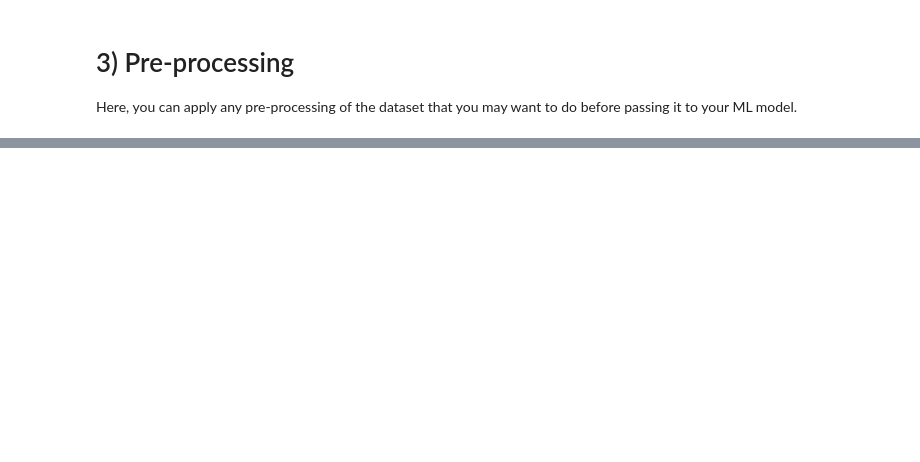
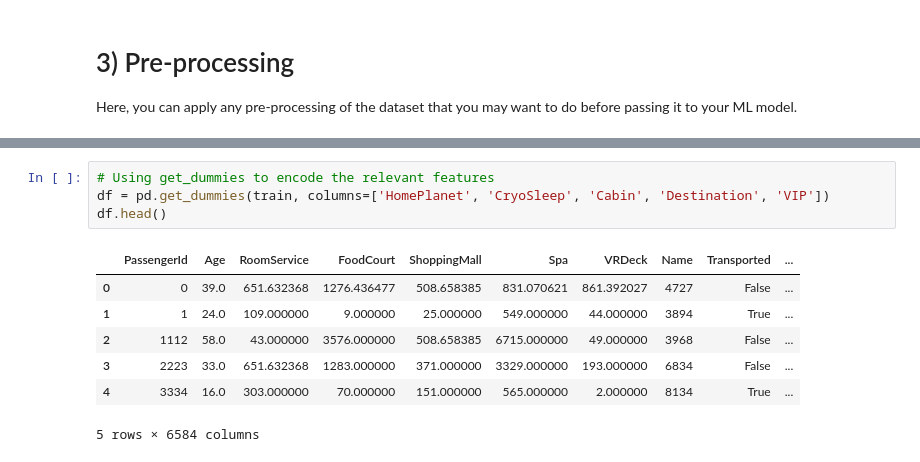
Before and after one commit to 7PAM2015-0509-23-Group7/Kaggle-Challenge, a Jupyter notebook: Kaggle_Challenge_notebook.ipynb, the cells around one changed output, grey strips where cells are left out. Cells and saved outputs as stored; diff of their text form; blank space fills up the shorter version.

```diff
--- a/Kaggle_Challenge_notebook.ipynb
+++ b/Kaggle_Challenge_notebook.ipynb
@@ -371,0 +389,12 @@ train[categorical_features] = imputer_cat.fit_transform(train[categorical_featur
+# %%
+# Using get_dummies to encode the relevant features
+df = pd.get_dummies(train, columns=['HomePlanet', 'CryoSleep', 'Cabin', 'Destination', 'VIP'])
+df.head()
+# %% [output]
+|  | PassengerId | Age | RoomService | FoodCourt | ShoppingMall | Spa | VRDeck | Name | Transported | ... |
+| 0 | 0 | 39.0 | 651.632368 | 1276.436477 | 508.658385 | 831.070621 | 861.392027 | 4727 | False | ... |
+| 1 | 1 | 24.0 | 109.000000 | 9.000000 | 25.000000 | 549.000000 | 44.000000 | 3894 | True | ... |
+| 2 | 1112 | 58.0 | 43.000000 | 3576.000000 | 508.658385 | 6715.000000 | 49.000000 | 3968 | False | ... |
+| 3 | 2223 | 33.0 | 651.632368 | 1283.000000 | 371.000000 | 3329.000000 | 193.000000 | 6834 | False | ... |
+| 4 | 3334 | 16.0 | 303.000000 | 70.000000 | 151.000000 | 565.000000 | 2.000000 | 8134 | True | ... |
+5 rows × 6584 columns
```
Also changed, not shown: parts of 3 cells of this notebook.
